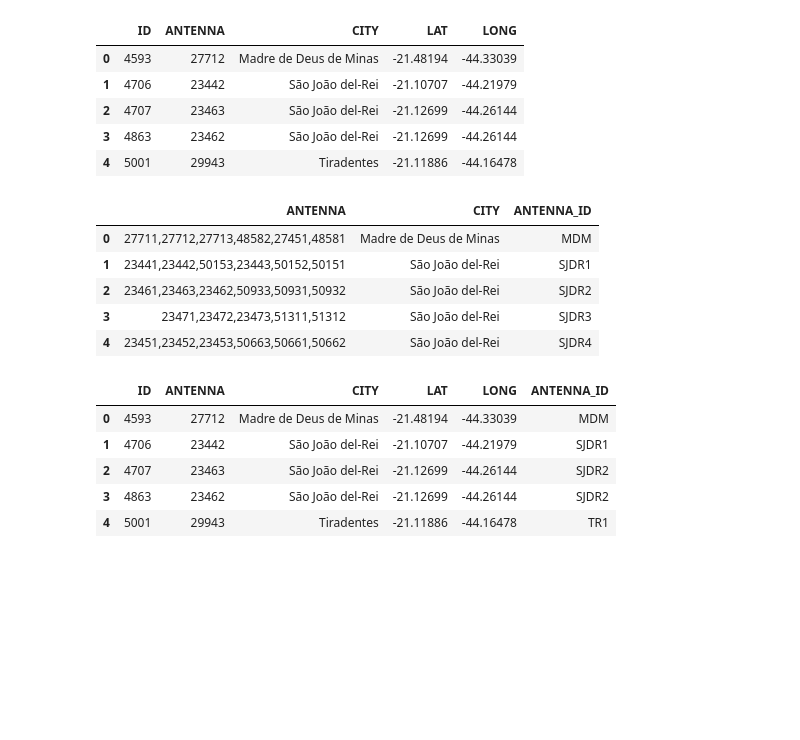
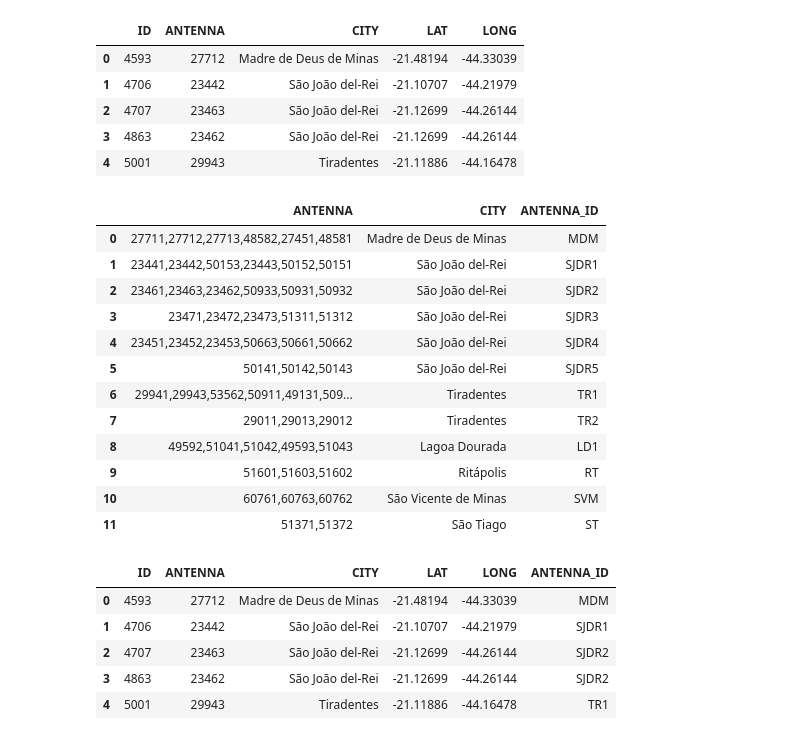
Before and after one commit to ghmc91/Projeto_Mestrado, a Jupyter notebook: Merge_Cdr_With_Antennas.ipynb, the cells around one changed output. Saved outputs shown, nothing was run; the diff lists cells and outputs as text; code cells hidden in the pictures; blank space fills up the shorter version.

```diff
--- a/Merge_Cdr_With_Antennas.ipynb
+++ b/Merge_Cdr_With_Antennas.ipynb
@@ -31,19 +31,26 @@ antennas.head()
 # %%
 #O arquivo unique_locations contém as localizações únicas das antenas
 #Atribui um identiifcador único pra elas, afim de adicionar esse identificador no dataframe de antenas
 antennas_unique = pd.read_csv('/home/gustavo/Desktop/Mestrado/mestrado_dados/dados_18.11/unique_locations.txt', sep=']', header=None)
 antennas_unique[0] = antennas_unique[0].str.replace('[','')
-ids = ['MDM', 'SJDR1', 'SJDR2', 'SJDR3', 'SJDR4', 'SJDR5','TR1', 'TR2', 'LD1', 'RT', 'SVM', 'LD2', 'ST']
+ids = ['MDM', 'SJDR1', 'SJDR2', 'SJDR3', 'SJDR4', 'SJDR5','TR1', 'TR2', 'LD1', 'RT', 'SVM', 'ST']
 antennas_unique['ANTENNA_ID'] = ids
 antennas_unique = antennas_unique.rename(columns={0:'ANTENNA', 1: 'CITY'})
-antennas_unique.head()
+antennas_unique.head(13)
 # %% [output]
 |  | ANTENNA | CITY | ANTENNA_ID |
 | 0 | 27711,27712,27713,48582,27451,48581 | Madre de Deus de Minas | MDM |
 | 1 | 23441,23442,50153,23443,50152,50151 | São João del-Rei | SJDR1 |
 | 2 | 23461,23463,23462,50933,50931,50932 | São João del-Rei | SJDR2 |
 | 3 | 23471,23472,23473,51311,51312 | São João del-Rei | SJDR3 |
 | 4 | 23451,23452,23453,50663,50661,50662 | São João del-Rei | SJDR4 |
+| 5 | 50141,50142,50143 | São João del-Rei | SJDR5 |
+| 6 | 29941,29943,53562,50911,49131,509... | Tiradentes | TR1 |
+| 7 | 29011,29013,29012 | Tiradentes | TR2 |
+| 8 | 49592,51041,51042,49593,51043 | Lagoa Dourada | LD1 |
+| 9 | 51601,51603,51602 | Ritápolis | RT |
+| 10 | 60761,60763,60762 | São Vicente de Minas | SVM |
+| 11 | 51371,51372 | São Tiago | ST |
 # %%
 antennas_with_id = antennas.merge(antennas_unique.assign(ANTENNA=antennas_unique['ANTENNA'].str.split(','))
                .explode('ANTENNA').assign(ANTENNA=lambda x: x['ANTENNA'].astype(int)), on='ANTENNA')
```
Also changed, not shown: parts of 7 cells of this notebook, 2 other files.
